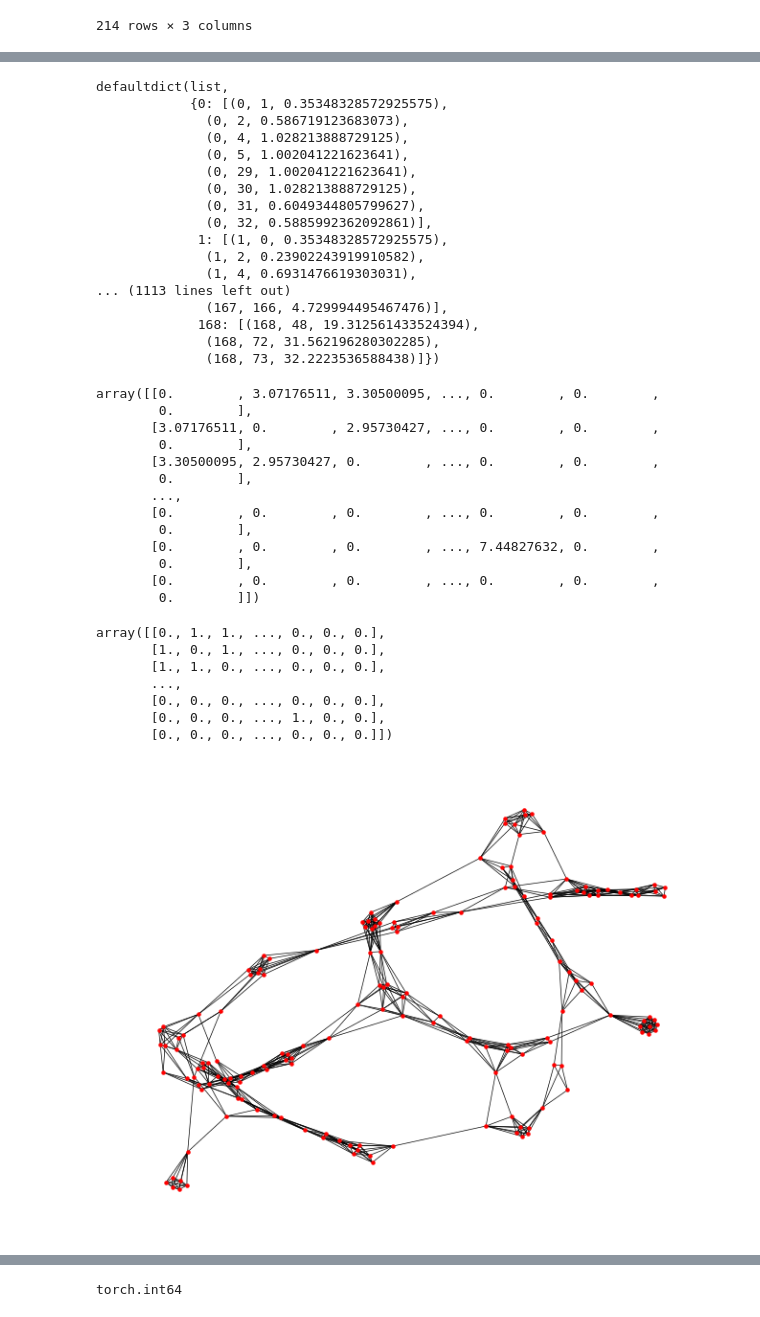
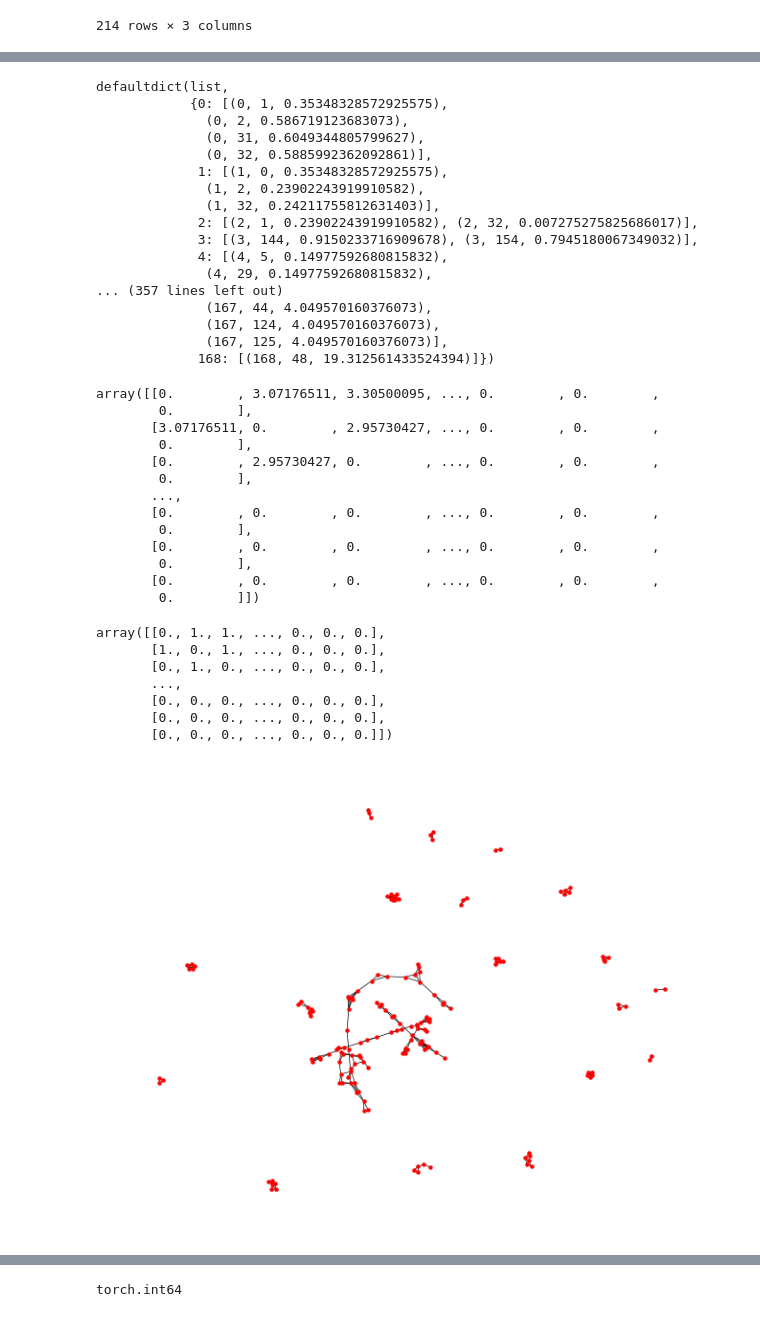
Before and after one commit to yzw19990124/GCN-Application, a Jupyter notebook: graph-init.ipynb, the cells around one changed output, grey strips where cells are left out. Saved outputs shown, nothing was run; the diff lists cells and outputs as text; code cells hidden in the pictures.

Commit message:
fixing edge

```diff
--- a/graph-init.ipynb
+++ b/graph-init.ipynb
@@ -204,7 +204,7 @@ edge_df = edge_df.drop_duplicates(ignore_index=True)
 edge_df["distance"] = ""
 num_loc = edge_df.shape[0]
 
-LIMIT = 15#number of locations should be considered for average distance, TOP-K
+LIMIT = 5#number of locations should be considered for average distance, TOP-K
 
 edge_dict = dd(list)
 for i in range(num_loc):
@@ -225,26 +225,24 @@ for i in range(num_loc):
     for edge in target_stack:
         if edge[2] <= mean:
             edge_dict[edge[0]].append(edge)
-
-edge_dict
 # %% [output]
 defaultdict(list,
             {0: [(0, 1, 0.35348328572925575),
               (0, 2, 0.586719123683073),
-              (0, 4, 1.028213888729125),
-              (0, 5, 1.002041221623641),
-              (0, 29, 1.002041221623641),
-              (0, 30, 1.028213888729125),
               (0, 31, 0.6049344805799627),
               (0, 32, 0.5885992362092861)],
              1: [(1, 0, 0.35348328572925575),
               (1, 2, 0.23902243919910582),
-              (1, 4, 0.6931476619303031),
-... (1113 lines left out)
-              (167, 166, 4.729994495467476)],
-             168: [(168, 48, 19.312561433524394),
-              (168, 72, 31.562196280302285),
-              (168, 73, 32.2223536588438)]})
+              (1, 32, 0.24211755812631403)],
+             2: [(2, 1, 0.23902243919910582), (2, 32, 0.007275275825686017)],
+             3: [(3, 144, 0.9150233716909678), (3, 154, 0.7945180067349032)],
+             4: [(4, 5, 0.14977592680815832),
+              (4, 29, 0.14977592680815832),
+... (357 lines left out)
+              (167, 44, 4.049570160376073),
+              (167, 124, 4.049570160376073),
+              (167, 125, 4.049570160376073)],
+             168: [(168, 48, 19.312561433524394)]})
 # %%
 #Convert edge dict to edge matrix
 edge_matrix = np.zeros((num_loc, num_loc))
@@ -257,12 +255,12 @@ array([[0.        , 3.07176511, 3.30500095, ..., 0.        , 0.        ,
         0.        ],
        [3.07176511, 0.        , 2.95730427, ..., 0.        , 0.        ,
         0.        ],
-       [3.30500095, 2.95730427, 0.        , ..., 0.        , 0.        ,
+       [0.        , 2.95730427, 0.        , ..., 0.        , 0.        ,
         0.        ],
        ...,
        [0.        , 0.        , 0.        , ..., 0.        , 0.        ,
         0.        ],
-       [0.        , 0.        , 0.        , ..., 7.44827632, 0.        ,
+       [0.        , 0.        , 0.        , ..., 0.        , 0.        ,
         0.        ],
        [0.        , 0.        , 0.        , ..., 0.        , 0.        ,
         0.        ]])
@@ -276,22 +274,19 @@ unweighted_edge_matrix
 # %% [output]
 array([[0., 1., 1., ..., 0., 0., 0.],
        [1., 0., 1., ..., 0., 0., 0.],
-       [1., 1., 0., ..., 0., 0., 0.],
+       [0., 1., 0., ..., 0., 0., 0.],
        ...,
        [0., 0., 0., ..., 0., 0., 0.],
-       [0., 0., 0., ..., 1., 0., 0.],
+       [0., 0., 0., ..., 0., 0., 0.],
        [0., 0., 0., ..., 0., 0., 0.]])
 # %%
 #Construct a visualization for the static graph from the adj matrix
-import networkx as nx
-import matplotlib.pyplot as plt
-
-G = nx.Graph(unweighted_edge_matrix)
+G = nx.Graph(edge_matrix)
 options = {'node_color': 'red', 'node_size': 5, 'width':0.5}
 #pos = nx.spring_layout(G)
 nx.draw(G, **options)
 # %% [output]
-[figure, old version]
+[figure, new version]
 # %%
 #verify there is no disconnected components
 print(f"Is the above graph connected: {nx.is_connected(G)}")
```
Also changed, not shown: parts of 10 cells of this notebook.
